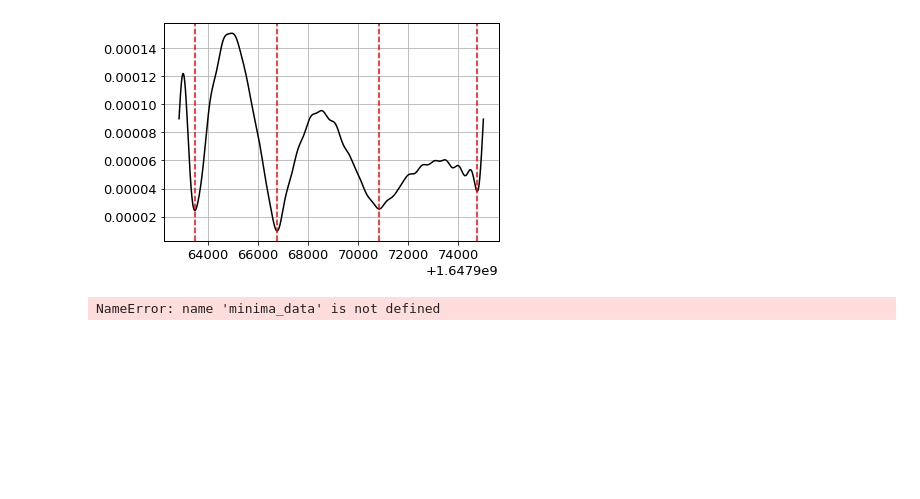
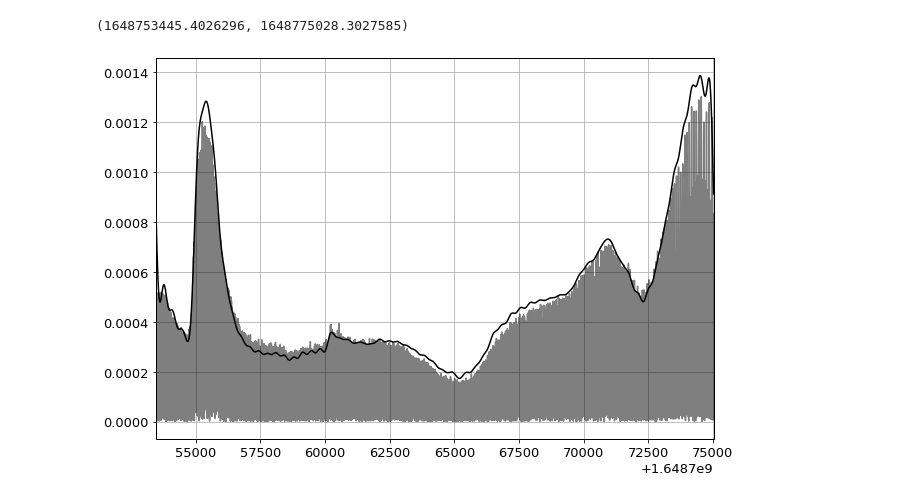
Before and after one commit to James11222/radiolab_repo, a Jupyter notebook: lab3/Ayla/lab3.ipynb, the cells around one changed output. Saved outputs shown, nothing was run; the diff lists cells and outputs as text; code cells hidden in the pictures; blank space fills up the shorter version.

```diff
--- a/lab3/Ayla/lab3.ipynb
+++ b/lab3/Ayla/lab3.ipynb
@@ -29,8 +31,9 @@ sun_data, sun_times = np.load('sun_6hr.npy')
 plt.plot(sun_times, sun_data, c='k')
 
 # making a cut in the data because after a certain point it looks bad
-index = 13500
-sun_times_cut, sun_data_cut = sun_times[:index], sun_data[:index]
+# cut_index = -1
+# sun_times_cut, sun_data_cut = sun_times[:cut_index], sun_data[:cut_index]
+sun_times_cut, sun_data_cut = sun_times, sun_data
 plt.plot(sun_times_cut, sun_data_cut, alpha=0.5, c='r')
 # %% [output]
 [<matplotlib.lines.Line2D at 0x...>]
@@ -39,7 +42,7 @@ plt.plot(sun_times_cut, sun_data_cut, alpha=0.5, c='r')
 # trying to get it to lie at zero
 
 fig, ax = plt.subplots(1, 1, figsize=(10, 5))
-ax.axhline(0, c='k')
+ax.axhline(0, c='k', linestyle='dotted')
 ax.set_xlim(min(sun_times_cut), max(sun_times_cut))
 ax.plot(sun_times_cut, sun_data_cut, alpha=0.5, c='k')
 
@@ -49,7 +52,7 @@ ax.plot(sun_times_cut, sun_data_cut, alpha=0.5, c='k')
 
 # subtract off mean
 mean = np.mean(sun_data_cut)
-ax.axhline(mean)
+ax.axhline(mean, c='b')
 
 # poly fit, for every chunk calc mean and fit to that
 p1 = np.polyfit(sun_times_cut, sun_data_cut, deg=1)
@@ -69,14 +72,14 @@ def use_polyfit(x, *p):
     elif coeff_num == 5: # deg 3
         return p[0]*x**4 + p[1]*x**3 + p[2]*x**2 + p[3]*x + p[4]
 
-y1 = use_polyfit(sun_times_cut, p1)
-ax.plot(sun_times_cut, y1)
+y1 = np.polyval(p1, sun_times_cut)
+ax.plot(sun_times_cut, y1, c='r')
 
-y2 = use_polyfit(sun_times_cut, p2)
-ax.plot(sun_times_cut, y2)
+# y2 = use_polyfit(sun_times_cut, p2)
+# ax.plot(sun_times_cut, y2)
 
-y3 = use_polyfit(sun_times_cut, p3)
-ax.plot(sun_times_cut, y3)
+# y3 = use_polyfit(sun_times_cut, p3)
+# ax.plot(sun_times_cut, y3)
 
 # RESIDUAL PLOT
 # ax[1].set_xlim(min(sun_times_cut), max(sun_times_cut))
@@ -157,0 +140,2 @@ better than just subtracting off the overall mean.
+# %%
+sun_data_cut = sun_data_cut - y1
@@ -178,6 +309,6 @@ plt.plot(freqs, fft)
 # %%
-fft[np.where(freqs > 0.002)] = 0
-fft[np.where(freqs < -0.002)] = 0
+fft[np.where(freqs > 0.003)] = 0
+fft[np.where(freqs < -0.003)] = 0
 plt.plot(freqs, fft)
 # %% [output]
 [<matplotlib.lines.Line2D at 0x...>]
@@ -185,18 +316,22 @@ plt.plot(freqs, fft)
 # %%
+fig, ax = plt.subplots(1, 1, figsize=(10, 7))
 filtered_sun_data = np.fft.ifft(fft)
-centered_abs_filtered = np.abs(filtered_sun_data - np.mean(filtered_sun_data))
-plt.plot(sun_times_cut, centered_abs_filtered, c='k')
+
+amp = 1.9
+centered_abs_filtered = amp*np.abs(filtered_sun_data - np.mean(filtered_sun_data))
+
+ax.plot(sun_times_cut, centered_abs_filtered, c='k')
+ax.plot(sun_times_cut, abs_data, c='k', alpha=0.5)
 
 index = scipy.signal.argrelmin(centered_abs_filtered, order=2000)
 
 minima = sun_times_cut[index]
 
-for i in minima:
-    plt.axvline(i, c='r', linestyle='--')
+# for i in minima:
+#     ax.axvline(i, c='r', linestyle='--')
+
+ax.set_xlim(min(sun_times_cut), max(sun_times_cut))
 # %% [output]
+(1648753445.4026296, 1648775028.3027585)
-[figure, old version]
+[figure, new version]
-# %%
-minima_data
-# %% [output]
-NameError: name 'minima_data' is not defined
 # %%
```
Also changed, not shown: parts of 39 cells of this notebook.
